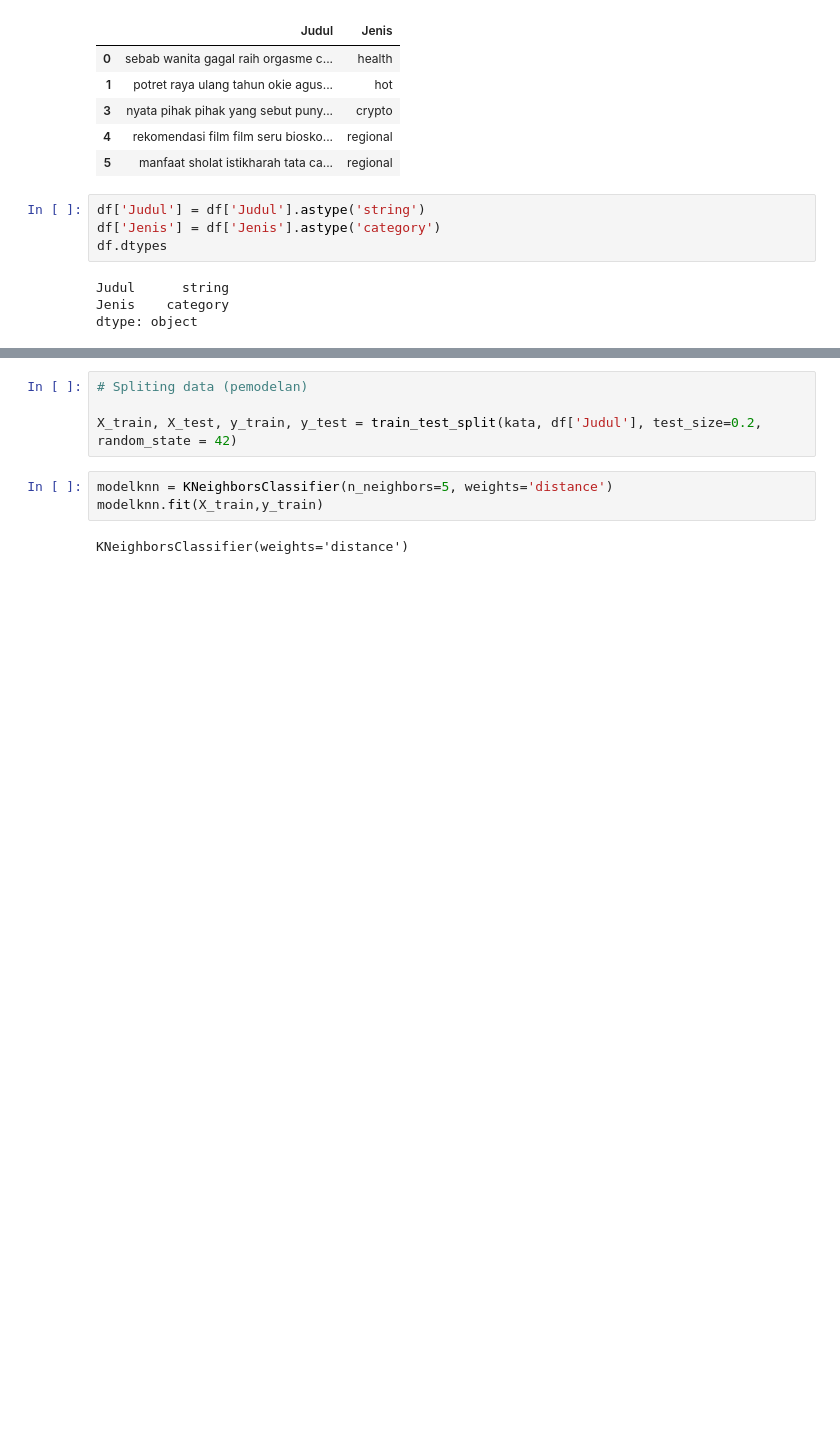
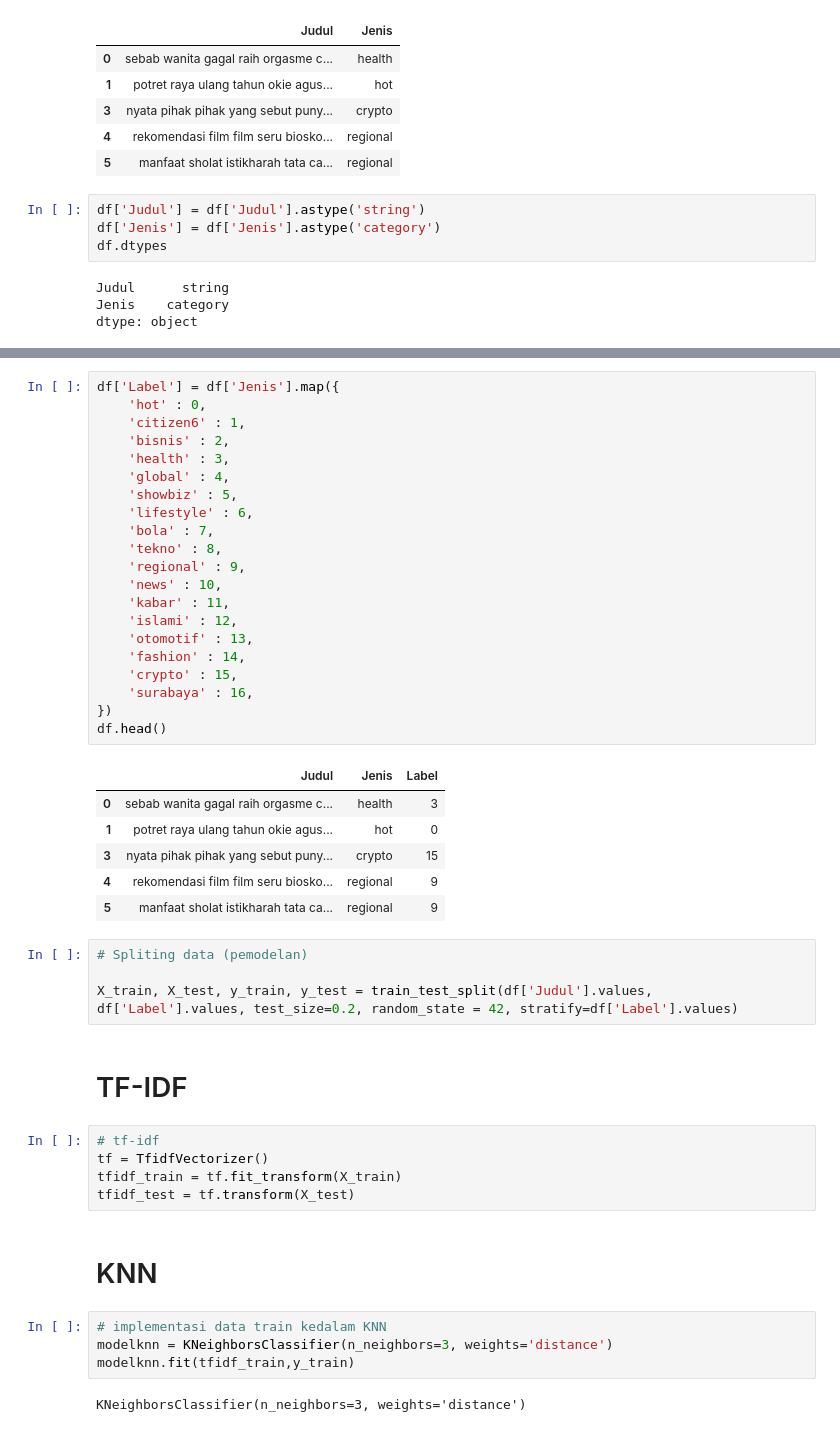
Before and after one commit to EGraci/kapital-selekta, a Jupyter notebook: program/KNN-JudulBerita.ipynb, the cells around one changed output, grey strips where cells are left out. Cells and saved outputs as stored; diff of their text form; blank space fills up the shorter version.

```diff
--- a/program/KNN-JudulBerita.ipynb
+++ b/program/KNN-JudulBerita.ipynb
@@ -171,9 +176,47 @@ kata
+# %%
+df['Label'] = df['Jenis'].map({
+    'hot' : 0,
+    'citizen6' : 1,
+    'bisnis' : 2,
+    'health' : 3,
+    'global' : 4,
+    'showbiz' : 5,
+    'lifestyle' : 6,
+    'bola' : 7,
+    'tekno' : 8,
+    'regional' : 9,
+    'news' : 10,
+    'kabar' : 11,
+    'islami' : 12,
+    'otomotif' : 13,
+    'fashion' : 14,
+    'crypto' : 15,
+    'surabaya' : 16,
+})
+df.head()
+# %% [output]
+|  | Judul | Jenis | Label |
+| 0 | sebab wanita gagal raih orgasme c... | health | 3 |
+| 1 | potret raya ulang tahun okie agus... | hot | 0 |
+| 3 | nyata pihak pihak yang sebut puny... | crypto | 15 |
+| 4 | rekomendasi film film seru biosko... | regional | 9 |
+| 5 | manfaat sholat istikharah tata ca... | regional | 9 |
 # %%
 # Spliting data (pemodelan)
 
-X_train, X_test, y_train, y_test = train_test_split(kata, df['Judul'], test_size=0.2, random_state = 42)
+X_train, X_test, y_train, y_test = train_test_split(df['Judul'].values, df['Label'].values, test_size=0.2, random_state = 42, stratify=df['Label'].values)
+# %% [markdown]
+# TF-IDF
+# %%
+# tf-idf
+tf = TfidfVectorizer()
+tfidf_train = tf.fit_transform(X_train)
+tfidf_test = tf.transform(X_test)
+# %% [markdown]
+# KNN
 # %%
-modelknn = KNeighborsClassifier(n_neighbors=5, weights='distance')
-modelknn.fit(X_train,y_train)
+# implementasi data train kedalam KNN
+modelknn = KNeighborsClassifier(n_neighbors=3, weights='distance')
+modelknn.fit(tfidf_train,y_train)
 # %% [output]
-KNeighborsClassifier(weights='distance')
+KNeighborsClassifier(n_neighbors=3, weights='distance')
```
Also changed, not shown: parts of 17 cells of this notebook, 4 other files.
